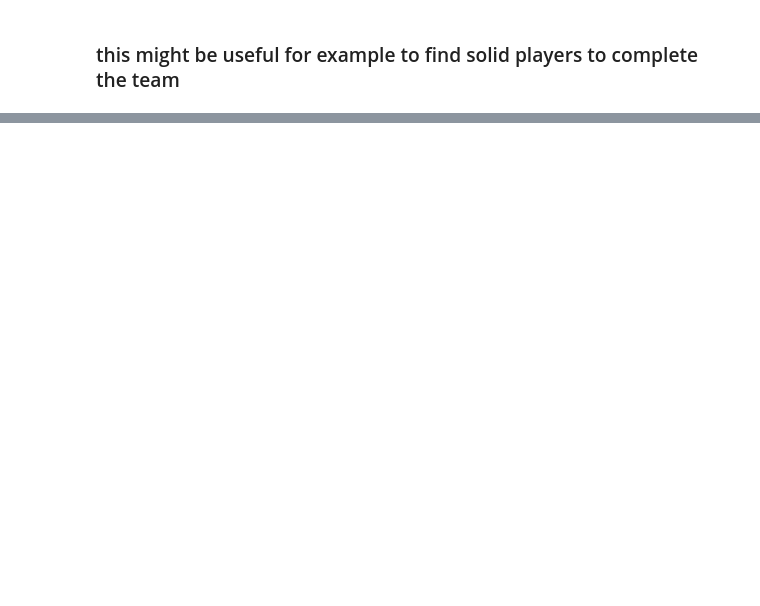
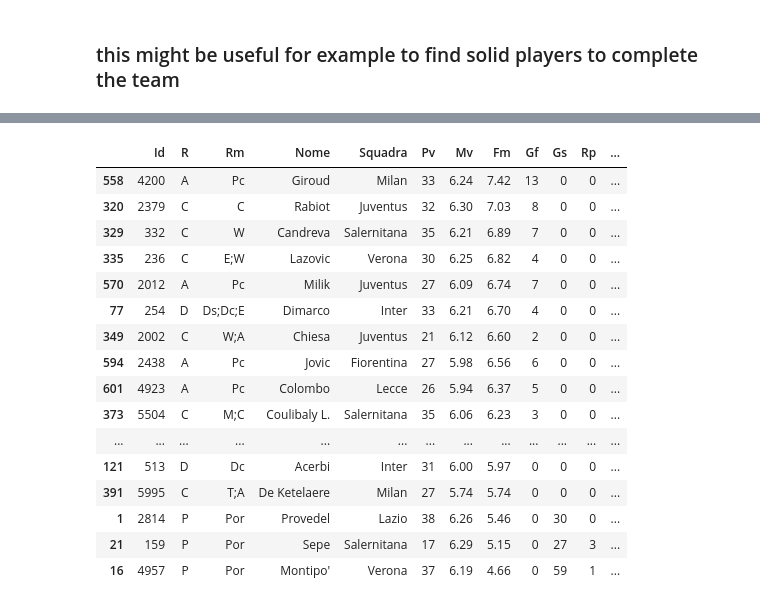
Before and after one commit to AndreaIncatasciato/fantacalcio, a Jupyter notebook: fantacalcio_analysis.ipynb, the cells around one changed output, grey strips where cells are left out. Drawn from its saved outputs; the diff is of its cells as text; code cells hidden in the pictures; blank space fills up the shorter version.

```diff
--- a/fantacalcio_analysis.ipynb
+++ b/fantacalcio_analysis.ipynb
@@ -375,0 +428,20 @@ filtered_df
+# %%
+data_ac_st_leonards['stats_2223'].sort_values(by='Fm', ascending=False)
+# %% [output]
+|  | Id | R | Rm | Nome | Squadra | Pv | Mv | Fm | Gf | Gs | Rp | ... |
+| 558 | 4200 | A | Pc | Giroud | Milan | 33 | 6.24 | 7.42 | 13 | 0 | 0 | ... |
+| 320 | 2379 | C | C | Rabiot | Juventus | 32 | 6.30 | 7.03 | 8 | 0 | 0 | ... |
+| 329 | 332 | C | W | Candreva | Salernitana | 35 | 6.21 | 6.89 | 7 | 0 | 0 | ... |
+| 335 | 236 | C | E;W | Lazovic | Verona | 30 | 6.25 | 6.82 | 4 | 0 | 0 | ... |
+| 570 | 2012 | A | Pc | Milik | Juventus | 27 | 6.09 | 6.74 | 7 | 0 | 0 | ... |
+| 77 | 254 | D | Ds;Dc;E | Dimarco | Inter | 33 | 6.21 | 6.70 | 4 | 0 | 0 | ... |
+| 349 | 2002 | C | W;A | Chiesa | Juventus | 21 | 6.12 | 6.60 | 2 | 0 | 0 | ... |
+| 594 | 2438 | A | Pc | Jovic | Fiorentina | 27 | 5.98 | 6.56 | 6 | 0 | 0 | ... |
+| 601 | 4923 | A | Pc | Colombo | Lecce | 26 | 5.94 | 6.37 | 5 | 0 | 0 | ... |
+| 373 | 5504 | C | M;C | Coulibaly L. | Salernitana | 35 | 6.06 | 6.23 | 3 | 0 | 0 | ... |
+| ... | ... | ... | ... | ... | ... | ... | ... | ... | ... | ... | ... | ... |
+| 121 | 513 | D | Dc | Acerbi | Inter | 31 | 6.00 | 5.97 | 0 | 0 | 0 | ... |
+| 391 | 5995 | C | T;A | De Ketelaere | Milan | 27 | 5.74 | 5.74 | 0 | 0 | 0 | ... |
+| 1 | 2814 | P | Por | Provedel | Lazio | 38 | 6.26 | 5.46 | 0 | 30 | 0 | ... |
+| 21 | 159 | P | Por | Sepe | Salernitana | 17 | 6.29 | 5.15 | 0 | 27 | 3 | ... |
+| 16 | 4957 | P | Por | Montipo' | Verona | 37 | 6.19 | 4.66 | 0 | 59 | 1 | ... |
```
Also changed, not shown: parts of 9 cells of this notebook.
